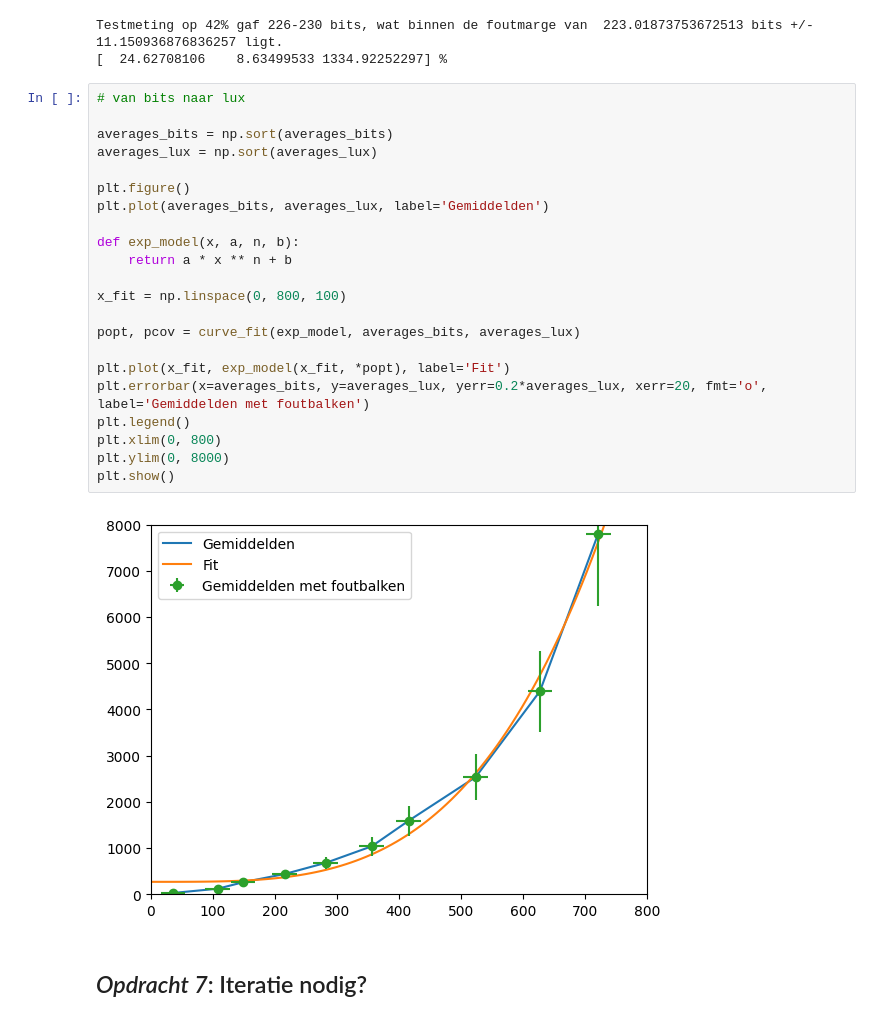
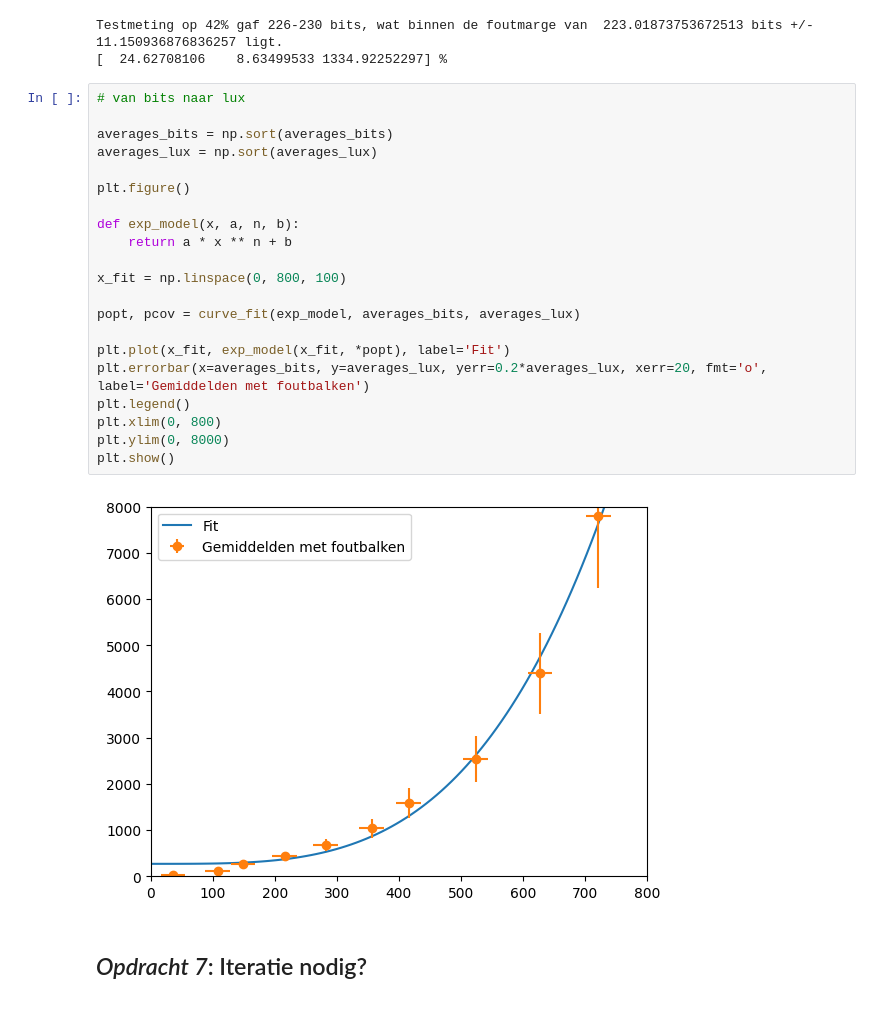
Before and after one commit to DavantePES/Def-D, a Jupyter notebook: FysiekeOntwerpopdrachten/1KalibreerEenSensorDigitaalAnaloog/DEFOntwerpopdracht1KalibreerEenSensorInvulTemplate.ipynb, the cells around one changed output. Drawn from its saved outputs; the diff is of its cells as text.

```diff
--- a/FysiekeOntwerpopdrachten/1KalibreerEenSensorDigitaalAnaloog/DEFOntwerpopdracht1KalibreerEenSensorInvulTemplate.ipynb
+++ b/FysiekeOntwerpopdrachten/1KalibreerEenSensorDigitaalAnaloog/DEFOntwerpopdracht1KalibreerEenSensorInvulTemplate.ipynb
@@ -125,27 +125,26 @@ Testmeting op 42% gaf 226-230 bits, wat binnen de foutmarge van  223.01873753672
 # %%
 # van bits naar lux
 
 averages_bits = np.sort(averages_bits)
 averages_lux = np.sort(averages_lux)
 
 plt.figure()
-plt.plot(averages_bits, averages_lux, label='Gemiddelden')
 
 def exp_model(x, a, n, b):
     return a * x ** n + b
 
 x_fit = np.linspace(0, 800, 100)
 
 popt, pcov = curve_fit(exp_model, averages_bits, averages_lux)
 
 plt.plot(x_fit, exp_model(x_fit, *popt), label='Fit')
 plt.errorbar(x=averages_bits, y=averages_lux, yerr=0.2*averages_lux, xerr=20, fmt='o', label='Gemiddelden met foutbalken')
 plt.legend()
 plt.xlim(0, 800)
 plt.ylim(0, 8000)
 plt.show()
 # %% [output]
-[figure, old version]
+[figure, new version]
 # %% [markdown]
 ## *Opdracht 7*: Iteratie nodig?
 # %% [markdown]
```
Also changed, not shown: parts of 1 cell of this notebook.
